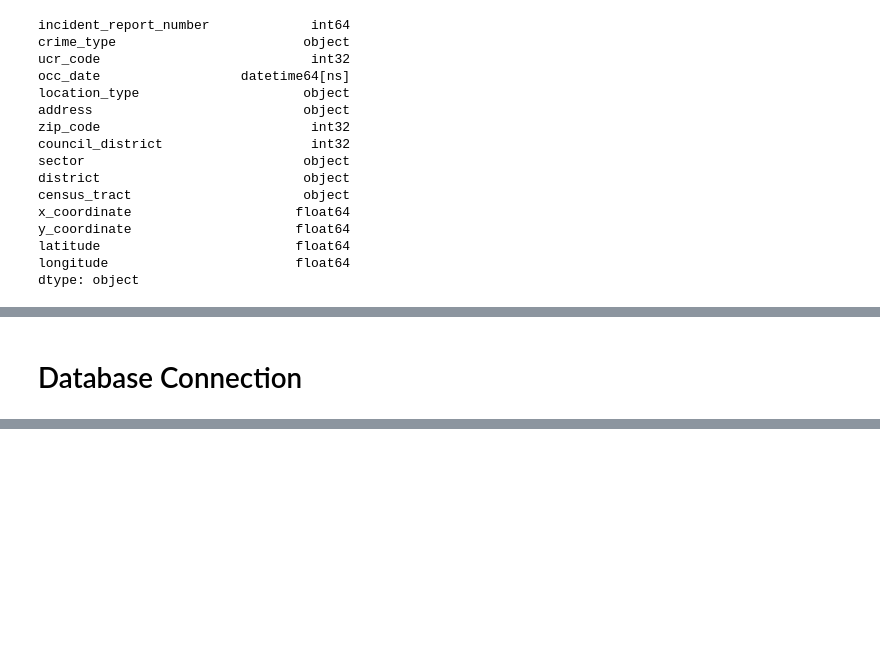
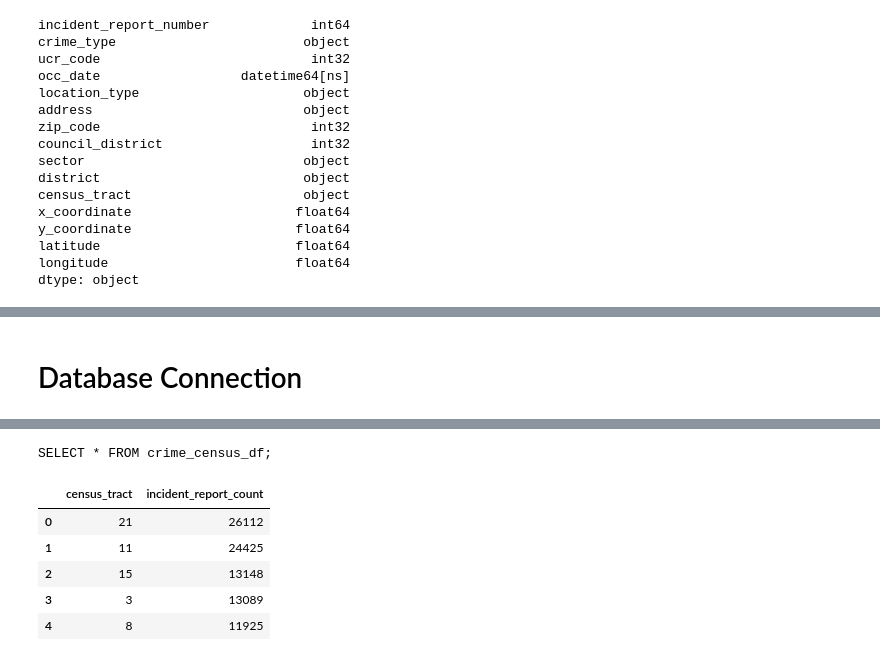
Before and after one commit to boggesstristyn/bootcamp-project, a Jupyter notebook: Cleaning/crime_reports_cleaning.ipynb, the cells around one changed output, grey strips where cells are left out. Saved outputs shown, nothing was run; the diff lists cells and outputs as text; code cells hidden in the pictures; blank space fills up the shorter version.

Commit message:
adding merge tables

```diff
--- a/Cleaning/crime_reports_cleaning.ipynb
+++ b/Cleaning/crime_reports_cleaning.ipynb
@@ -164,7 +191,7 @@ array(['23', '21', '11', '20', '401', '19.1', '421', '24.51', '22.14',
 # %%
 crime_clean_df.to_csv('../Resources/Austin_Crime_Reports_Clean.csv')
-# %% [markdown]
-# Database Connection
+# %% [markdown]
+# Database Connection
 # %%
 import sqlite3
 # %%
@@ -189,0 +219,16 @@ SELECT * FROM crime_reports_df;
+# %%
+table_name = "crime_census_df"
+sql_statement = f"SELECT * FROM {table_name};"
+print(sql_statement)
+
+crime_census_df = pd.read_sql(sql_statement, conn)
+
+crime_census_df.head(5)
+# %% [output]
+SELECT * FROM crime_census_df;
+|  | census_tract | incident_report_count |
+| 0 | 21 | 26112 |
+| 1 | 11 | 24425 |
+| 2 | 15 | 13148 |
+| 3 | 3 | 13089 |
+| 4 | 8 | 11925 |
```
Also changed, not shown: parts of 11 cells of this notebook, 3 other files.
